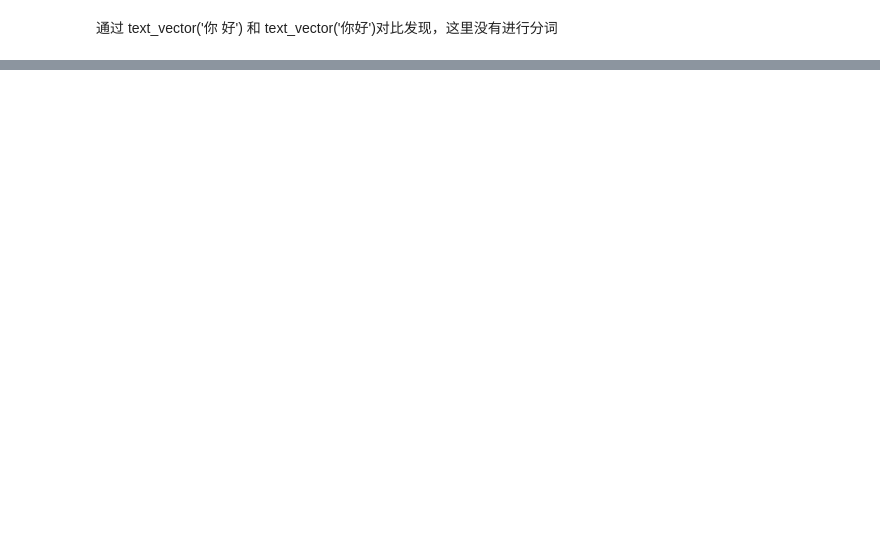
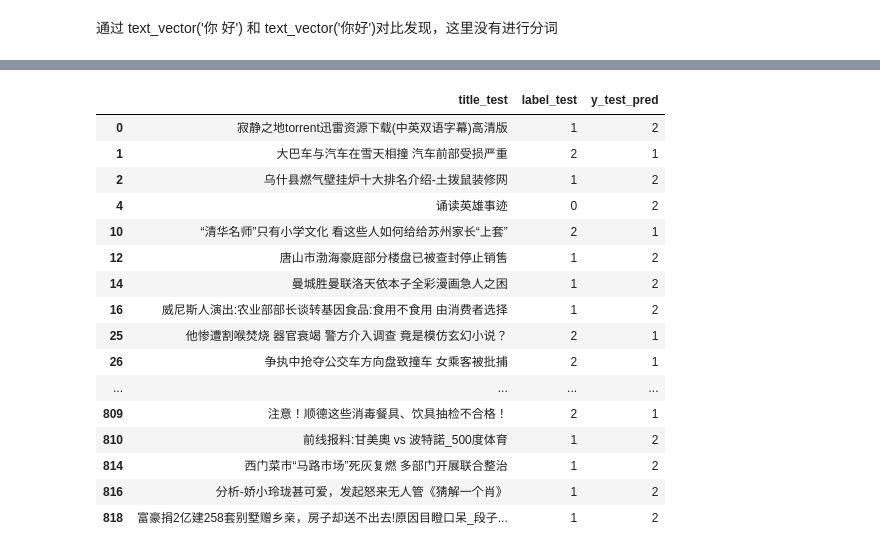
Before and after one commit to wzrzt/LearnNN, a Jupyter notebook: learnTF/LSTM_by_Hand.ipynb, the cells around one changed output, grey strips where cells are left out. Saved outputs shown, nothing was run; the diff lists cells and outputs as text; code cells hidden in the pictures; blank space fills up the shorter version.

```diff
--- a/learnTF/LSTM_by_Hand.ipynb
+++ b/learnTF/LSTM_by_Hand.ipynb
@@ -268,0 +410,20 @@ history_model_text = model_text.fit(x_train, y_train, )
+# %%
+output_check.query('label_test != y_test_pred')
+# %% [output]
+|  | title_test | label_test | y_test_pred |
+| 0 | 寂静之地torrent迅雷资源下载(中英双语字幕)高清版 | 1 | 2 |
+| 1 | 大巴车与汽车在雪天相撞 汽车前部受损严重 | 2 | 1 |
+| 2 | 乌什县燃气壁挂炉十大排名介绍-土拨鼠装修网 | 1 | 2 |
+| 4 | 诵读英雄事迹 | 0 | 2 |
+| 10 | “清华名师”只有小学文化 看这些人如何给给苏州家长“上套” | 2 | 1 |
+| 12 | 唐山市渤海豪庭部分楼盘已被查封停止销售 | 1 | 2 |
+| 14 | 曼城胜曼联洛天依本子全彩漫画急人之困 | 1 | 2 |
+| 16 | 威尼斯人演出:农业部部长谈转基因食品:食用不食用 由消费者选择 | 1 | 2 |
+| 25 | 他惨遭割喉焚烧 器官衰竭 警方介入调查 竟是模仿玄幻小说？ | 2 | 1 |
+| 26 | 争执中抢夺公交车方向盘致撞车 女乘客被批捕 | 2 | 1 |
+| ... | ... | ... | ... |
+| 809 | 注意！顺德这些消毒餐具、饮具抽检不合格！ | 2 | 1 |
+| 810 | 前线报料:甘美奧 vs 波特諾_500度体育 | 1 | 2 |
+| 814 | 西门菜市“马路市场”死灰复燃 多部门开展联合整治 | 1 | 2 |
+| 816 | 分析-娇小玲珑甚可爱，发起怒来无人管《猜解一个肖》 | 1 | 2 |
+| 818 | 富豪捐2亿建258套别墅赠乡亲，房子却送不出去!原因目瞪口呆_段子... | 1 | 2 |
```
Also changed, not shown: parts of 35 cells of this notebook.
